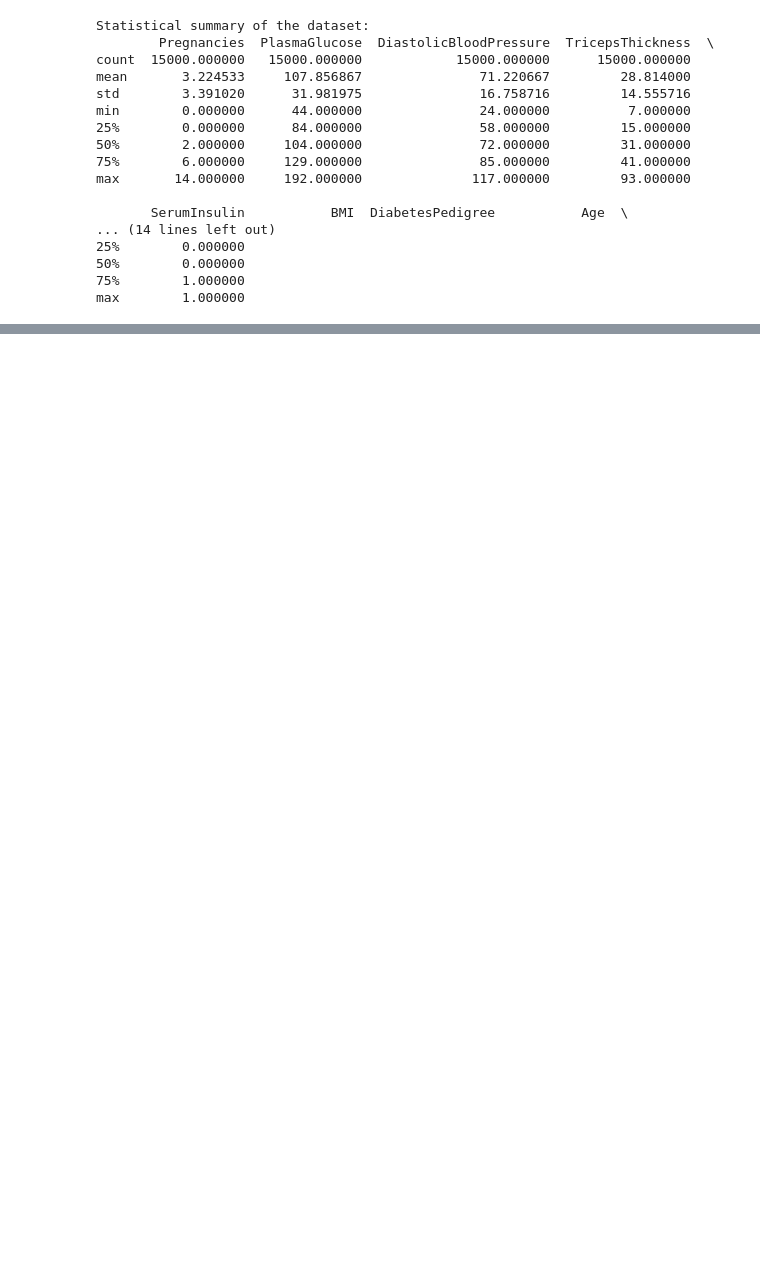
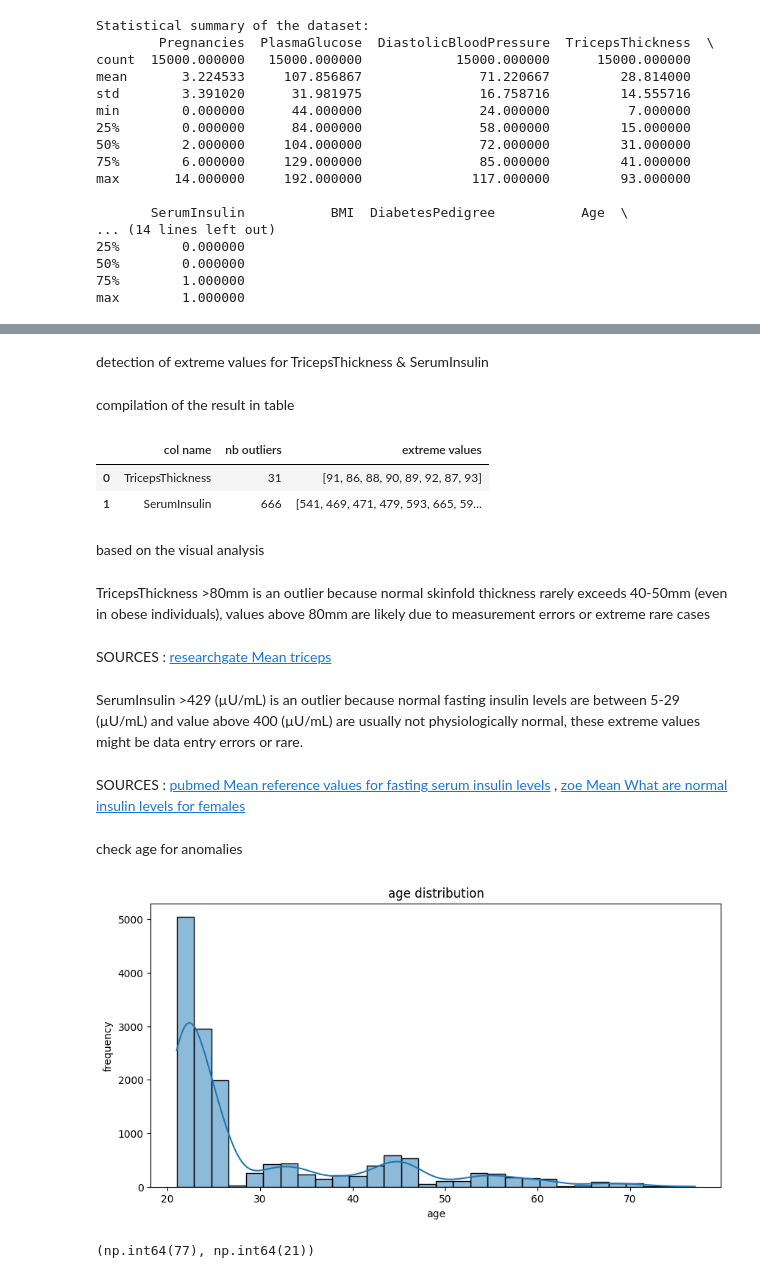
Before and after one commit to Lucky12348/diabetes_prediction, a Jupyter notebook: noteBook/analyze_diabetes.ipynb, the cells around one changed output, grey strips where cells are left out. Saved outputs shown, nothing was run; the diff lists cells and outputs as text; code cells hidden in the pictures; blank space fills up the shorter version.

Commit message:
[DE/sofiane][data,notebook] in progress

```diff
--- a/noteBook/analyze_diabetes.ipynb
+++ b/noteBook/analyze_diabetes.ipynb
@@ -110,0 +150,49 @@ max        1.000000
+# %% [markdown]
+detection of extreme values for TricepsThickness & SerumInsulin
+# %% [markdown]
+compilation of the result in table
+# %%
+# detection of outliers
+triceps_outliers = df[df["TricepsThickness"] > 80]["TricepsThickness"]
+insulin_outliers = df[df["SerumInsulin"] > 429]["SerumInsulin"]
+
+# enrich and compil the results for table
+outlier_summary = pd.DataFrame({
+    "col name": ["TricepsThickness", "SerumInsulin"],
+    "nb outliers": [len(triceps_outliers), len(insulin_outliers)],
+    "extreme values": [triceps_outliers.unique()[:10], insulin_outliers.unique()[:10]]
+})
+
+display(outlier_summary)
+# %% [output]
+|  | col name | nb outliers | extreme values |
+| 0 | TricepsThickness | 31 | [91, 86, 88, 90, 89, 92, 87, 93] |
+| 1 | SerumInsulin | 666 | [541, 469, 471, 479, 593, 665, 59... |
+# %% [markdown]
+based on the visual analysis
+# %% [markdown]
+TricepsThickness >80mm is an outlier because normal skinfold thickness rarely exceeds 40-50mm (even in obese individuals), values above 80mm are likely due to measurement errors or extreme rare cases
+# %% [markdown]
+SOURCES : [researchgate Mean triceps](https://www.researchgate.net/figure/Mean-triceps-skin-fold-thickness-SD-according-to-age-and-gender_tbl1_352011899)
+# %% [markdown]
+SerumInsulin >429 (µU/mL) is an outlier because normal fasting insulin levels are between 5-29 (µU/mL) and value above 400 (µU/mL) are usually not physiologically normal, these extreme values might be data entry errors or rare.
+# %% [markdown]
+SOURCES : [pubmed Mean reference values for fasting serum insulin levels](https://pubmed.ncbi.nlm.nih.gov/24530467/) , [zoe Mean What are normal insulin levels for females](https://zoe.com/learn/what-are-normal-insulin-levels-for-women)
+# %% [markdown]
+check age for anomalies
+# %%
+plt.figure(figsize=(10,5))
+sns.histplot(df["Age"], bins=30, kde=True)
+plt.title("age distribution")
+plt.xlabel("age")
+plt.ylabel("frequency")
+plt.show()
+
+# get the extreme values
+age_max = df["Age"].max()
+age_min = df["Age"].min()
+
+age_max, age_min
+# %% [output]
+[figure, added]
+(np.int64(77), np.int64(21))
```
Also changed, not shown: parts of 7 cells of this notebook, 1 other file.
